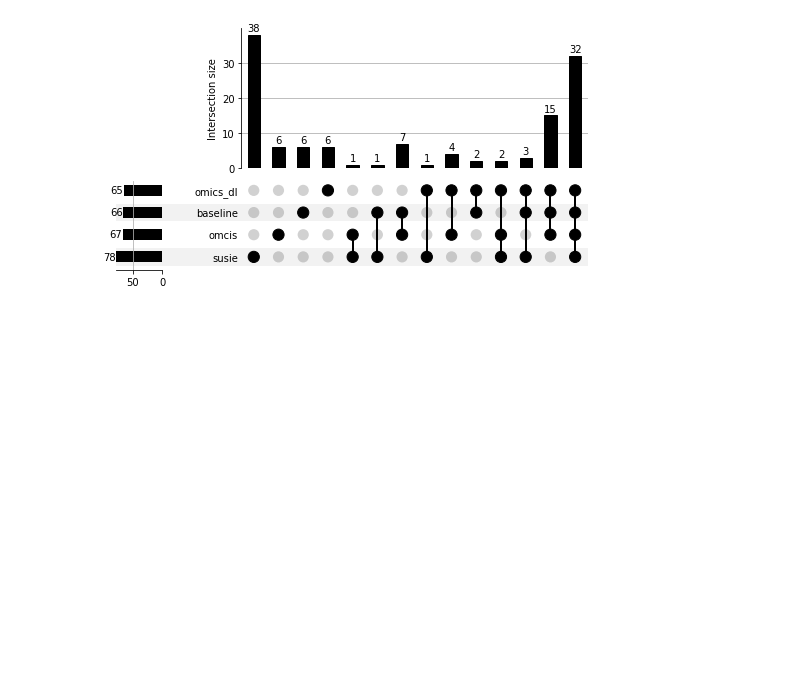
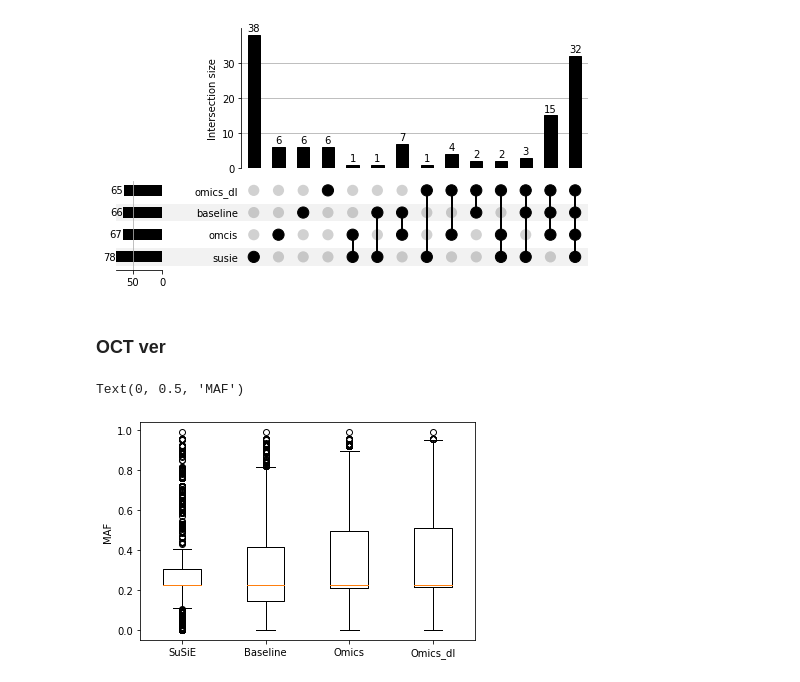
Before and after one commit to teresa-sansan/ADSP_polyfun, a Jupyter notebook: coloc/snp_of_interest.ipynb, the cells around one changed output. Saved outputs shown, nothing was run; the diff lists cells and outputs as text; code cells hidden in the pictures; blank space fills up the shorter version.

```diff
--- a/coloc/snp_of_interest.ipynb
+++ b/coloc/snp_of_interest.ipynb
@@ -510,3 +496,20 @@ plot(snp_list , show_counts=True)
  'totals': <AxesSubplot:>,
  'intersections': <AxesSubplot:ylabel='Intersection size'>}
 [figure]
+# %% [markdown]
+### OCT ver
+# %%
+path = '/gpfs/commons/groups/knowles_lab/data/ADSP_reguloML/PRS/36k_hg38/snp_pip_thres/remove_index0/'
+susie = pd.read_csv(path + 'bellenguez_susie.txt', sep = '\t')
+baseline = pd.read_csv(path + 'bellenguez_baseline.txt', sep = '\t')
+omics  = pd.read_csv(path + 'bellenguez_omics.txt', sep = '\t')
+dl= pd.read_csv(path + 'bellenguez_omics_dl.txt', sep = '\t')
+# %%
+data = [susie.MAF, baseline.MAF, omics.MAF, dl.MAF]
+plt.boxplot(data)
+
+plt.xticks([1, 2, 3, 4], ['SuSiE', 'Baseline', 'Omics', 'Omics_dl'])
+plt.ylabel('MAF')
+# %% [output]
+Text(0, 0.5, 'MAF')
+[figure, added]
```
Also changed, not shown: parts of 20 cells of this notebook, 7 other files.
